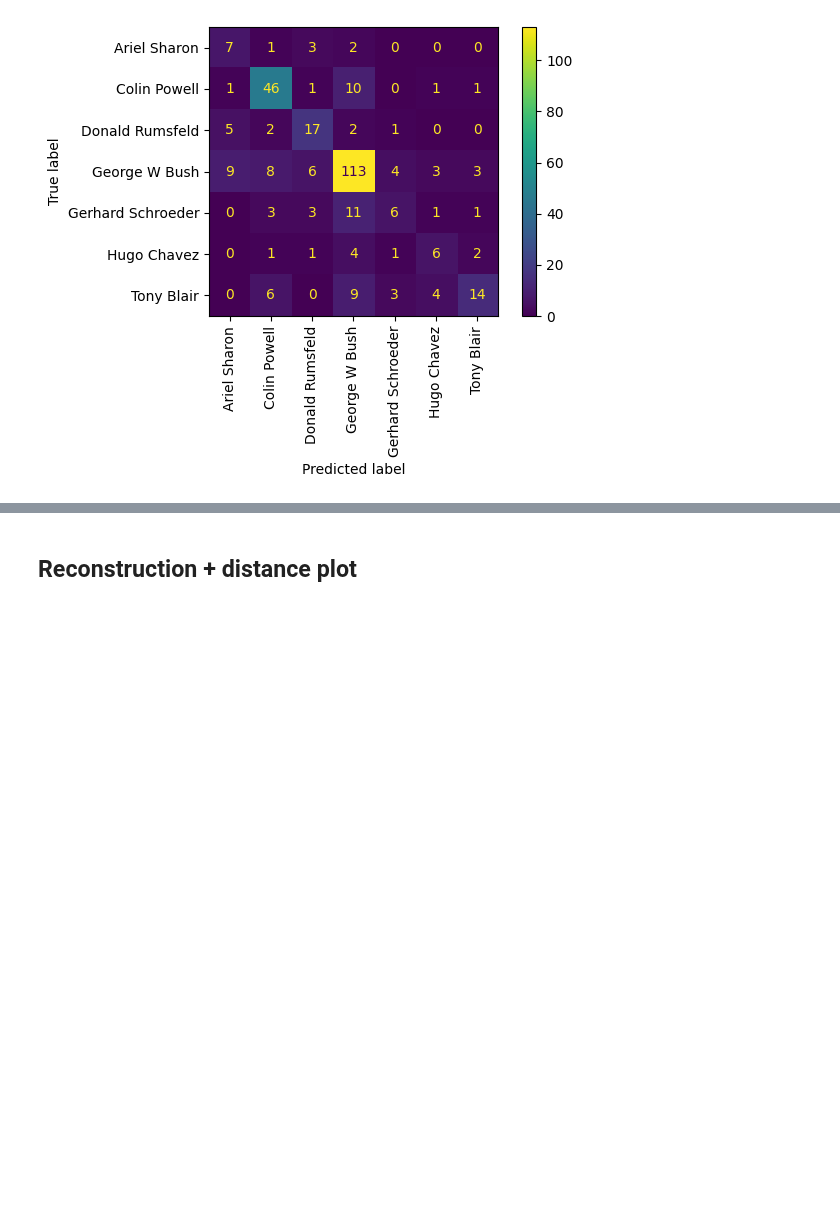
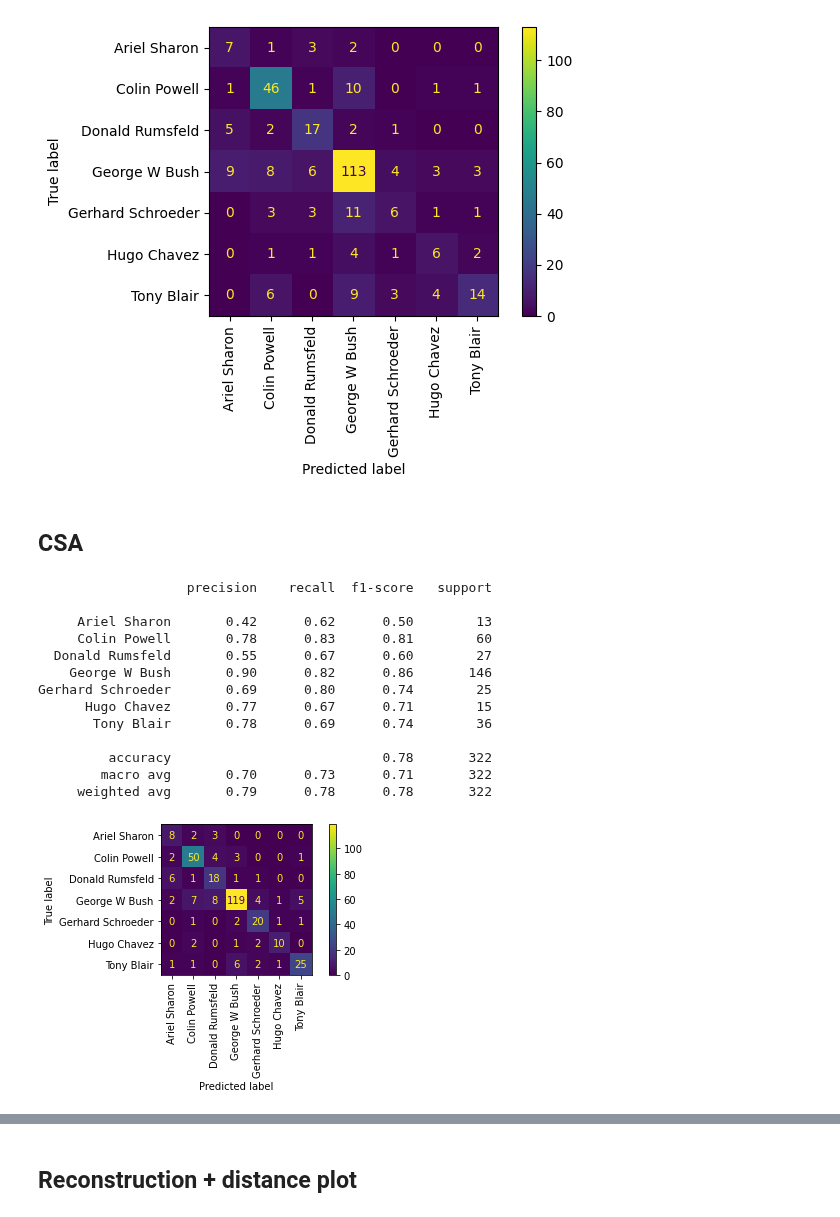
Before and after one commit to HeroLink/comp7404c-eigenfaces, a Jupyter notebook: jupyter/eigenfaces.ipynb, the cells around one changed output, grey strips where cells are left out. Cells and saved outputs as stored; diff of their text form; code cells hidden in the pictures; blank space fills up the shorter version.

```diff
--- a/jupyter/eigenfaces.ipynb
+++ b/jupyter/eigenfaces.ipynb
@@ -266,3 +266,5 @@ Gerhard Schroeder       0.40      0.24      0.30        25
         macro avg       0.54      0.53      0.52       322
      weighted avg       0.65      0.65      0.64       322
 [figure]
+# %% [markdown]
+## CSA
@@ -268,0 +324,59 @@ Gerhard Schroeder       0.40      0.24      0.30        25
+# %%
+from sklearn.discriminant_analysis import LinearDiscriminantAnalysis
+#from csa import *
+
+X=lfw_people.data
+scaler = StandardScaler()
+X = scaler.fit_transform(X)
+mean = mean_face(X)
+sha=lfw_people.images.shape
+X=(X-mean).reshape(sha)
+
+X_train, X_test, y_train, y_test = train_test_split(
+    X, y, test_size=0.25, random_state=42
+)
+
+m1=15
+m2=10
+U1,U2,status=CSA(X_train,m1,m2)
+
+X_train_csa=np.zeros((X_train.shape[0],m1*m2))
+for i in range(X_train.shape[0]):
+    X_train_csa[i]=np.dot(np.dot(U1.T,X_train[i]),U2).flatten()
+
+
+X_test_csa=np.zeros((X_test.shape[0],m1*m2))
+for i in range(X_test.shape[0]):
+    X_test_csa[i]=np.dot(np.dot(U1.T,X_test[i]),U2).flatten()
+
+lda = LinearDiscriminantAnalysis(n_components=5)
+lda.fit(X_train_csa, y_train)
+
+X_test_lda=lda.transform(X_test_csa)
+X_train_lda=lda.transform(X_train_csa)
+# %%
+# CSA+SVM
+
+clf2 = SVC(kernel='linear')
+clf2.fit(X_train_csa,y_train)
+
+# Make predictions on the test data
+y_pred_2 = clf2.predict(X_test_csa)
+
+# Compute the accuracy of the classifier
+report(y_test, y_pred_2, target_names)
+# %% [output]
+                   precision    recall  f1-score   support
+
+     Ariel Sharon       0.42      0.62      0.50        13
+     Colin Powell       0.78      0.83      0.81        60
+  Donald Rumsfeld       0.55      0.67      0.60        27
+    George W Bush       0.90      0.82      0.86       146
+Gerhard Schroeder       0.69      0.80      0.74        25
+      Hugo Chavez       0.77      0.67      0.71        15
+       Tony Blair       0.78      0.69      0.74        36
+
+         accuracy                           0.78       322
+        macro avg       0.70      0.73      0.71       322
+     weighted avg       0.79      0.78      0.78       322
+[figure, added]
```
Also changed, not shown: parts of 4 cells of this notebook.
